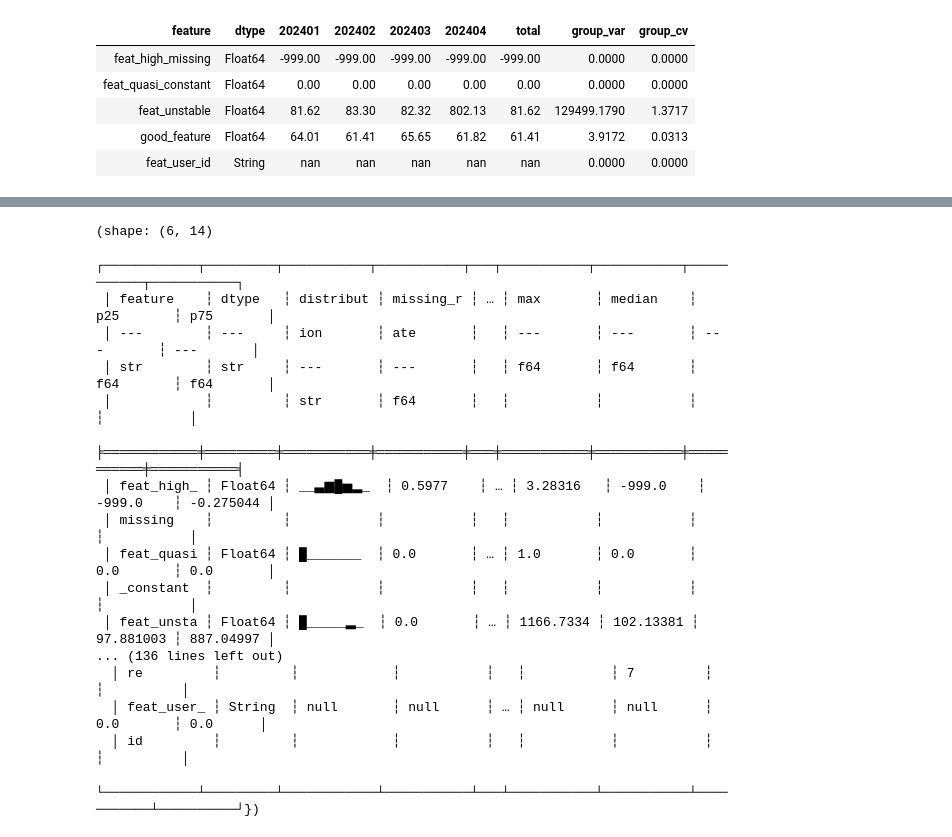
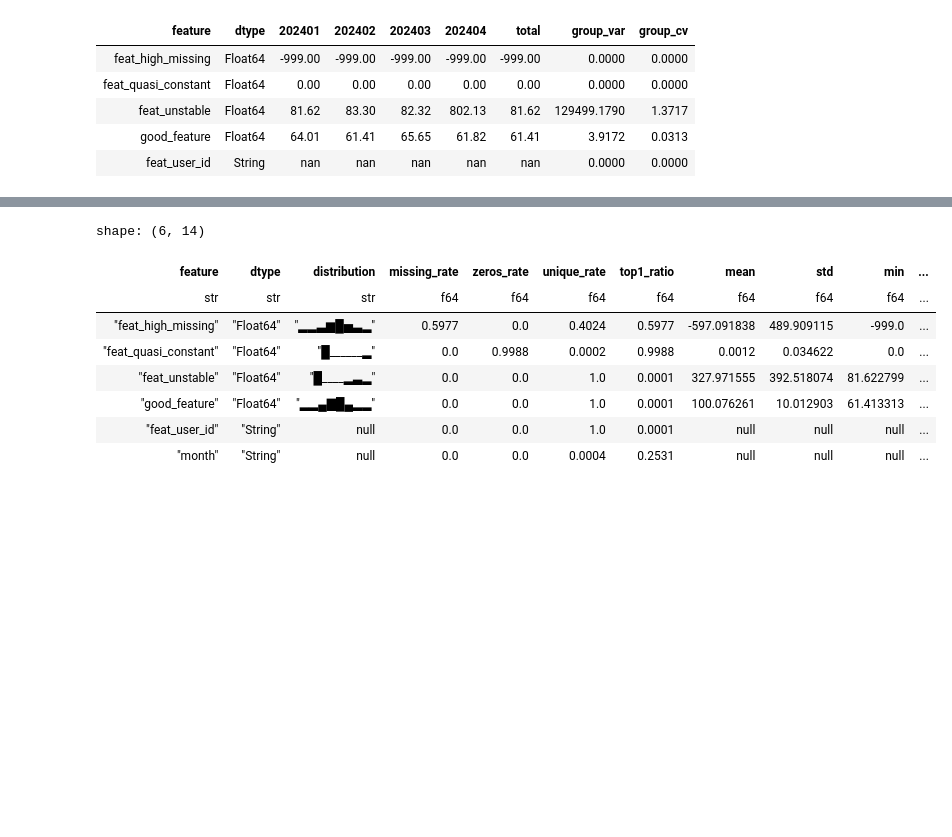
Before and after one commit to leeesq/mars-risk, a Jupyter notebook: src/test_profiler_jupyter.ipynb, the cells around one changed output, grey strips where cells are left out. Cells and saved outputs as stored; diff of their text form; code cells hidden in the pictures; blank space fills up the shorter version.

Commit message:
add profile note; add readme

```diff
--- a/src/test_profiler_jupyter.ipynb
+++ b/src/test_profiler_jupyter.ipynb
@@ -167,23 +171,16 @@ report.write_excel("demo_report.xlsx")
 # %%
-report.get_profile_data()
+overview, dq_tables, stat_tables = report.get_profile_data()
+overview
 # %% [output]
-(shape: (6, 14)
- ┌────────────┬─────────┬───────────┬───────────┬───┬───────────┬───────────┬───────────┬───────────┐
- │ feature    ┆ dtype   ┆ distribut ┆ missing_r ┆ … ┆ max       ┆ median    ┆ p25       ┆ p75       │
- │ ---        ┆ ---     ┆ ion       ┆ ate       ┆   ┆ ---       ┆ ---       ┆ ---       ┆ ---       │
- │ str        ┆ str     ┆ ---       ┆ ---       ┆   ┆ f64       ┆ f64       ┆ f64       ┆ f64       │
- │            ┆         ┆ str       ┆ f64       ┆   ┆           ┆           ┆           ┆           │
- ╞════════════╪═════════╪═══════════╪═══════════╪═══╪═══════════╪═══════════╪═══════════╪═══════════╡
- │ feat_high_ ┆ Float64 ┆ __▃▆█▅▂_  ┆ 0.5977    ┆ … ┆ 3.28316   ┆ -999.0    ┆ -999.0    ┆ -0.275044 │
- │ missing    ┆         ┆           ┆           ┆   ┆           ┆           ┆           ┆           │
- │ feat_quasi ┆ Float64 ┆ █_______  ┆ 0.0       ┆ … ┆ 1.0       ┆ 0.0       ┆ 0.0       ┆ 0.0       │
- │ _constant  ┆         ┆           ┆           ┆   ┆           ┆           ┆           ┆           │
- │ feat_unsta ┆ Float64 ┆ █_____▂_  ┆ 0.0       ┆ … ┆ 1166.7334 ┆ 102.13381 ┆ 97.881003 ┆ 887.04997 │
-... (136 lines left out)
-  │ re         ┆         ┆            ┆           ┆   ┆           ┆ 7         ┆           ┆          │
-  │ feat_user_ ┆ String  ┆ null       ┆ null      ┆ … ┆ null      ┆ null      ┆ 0.0       ┆ 0.0      │
-  │ id         ┆         ┆            ┆           ┆   ┆           ┆           ┆           ┆          │
-  └────────────┴─────────┴────────────┴───────────┴───┴───────────┴───────────┴───────────┴──────────┘})
+shape: (6, 14)
+| feature | dtype | distribution | missing_rate | zeros_rate | unique_rate | top1_ratio | mean | std | min | ... |
+| str | str | str | f64 | f64 | f64 | f64 | f64 | f64 | f64 | ... |
+| "feat_high_missing" | "Float64" | "▂▂▃▆█▅▃▂" | 0.5977 | 0.0 | 0.4024 | 0.5977 | -597.091838 | 489.909115 | -999.0 | ... |
+| "feat_quasi_constant" | "Float64" | "█______▂" | 0.0 | 0.9988 | 0.0002 | 0.9988 | 0.0012 | 0.034622 | 0.0 | ... |
+| "feat_unstable" | "Float64" | "█____▂▃▂" | 0.0 | 0.0 | 1.0 | 0.0001 | 327.971555 | 392.518074 | 81.622799 | ... |
+| "good_feature" | "Float64" | "▂▂▄▇█▄▂▂" | 0.0 | 0.0 | 1.0 | 0.0001 | 100.076261 | 10.012903 | 61.413313 | ... |
+| "feat_user_id" | "String" | null | 0.0 | 0.0 | 1.0 | 0.0001 | null | null | null | ... |
+| "month" | "String" | null | 0.0 | 0.0 | 0.0004 | 0.2531 | null | null | null | ... |
 # %%
 # 伪代码逻辑
 def filter_bad_features(df):
```
Also changed, not shown: parts of 4 cells of this notebook, 3 other files.
